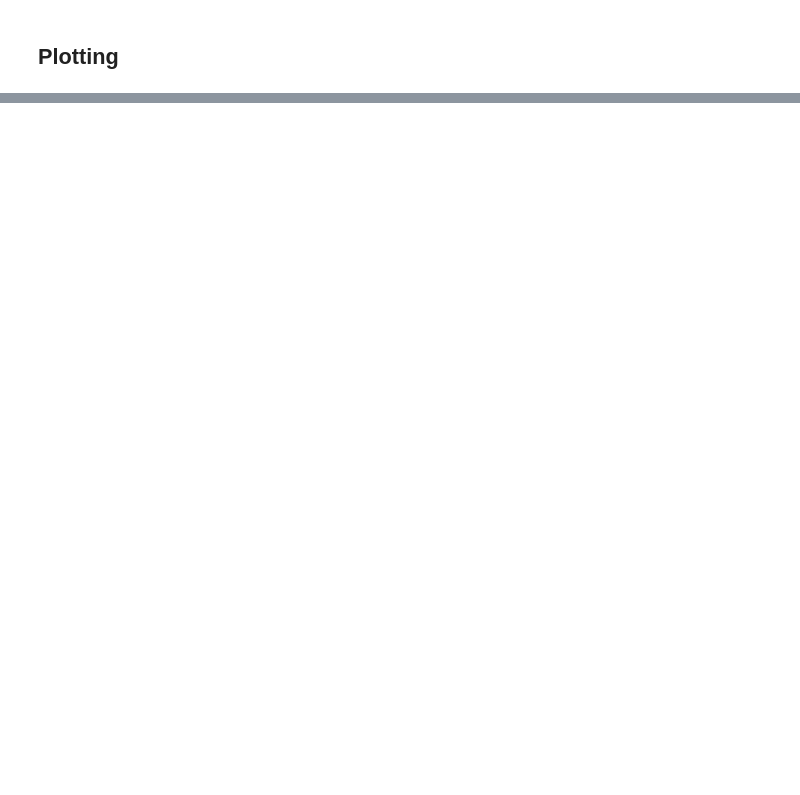
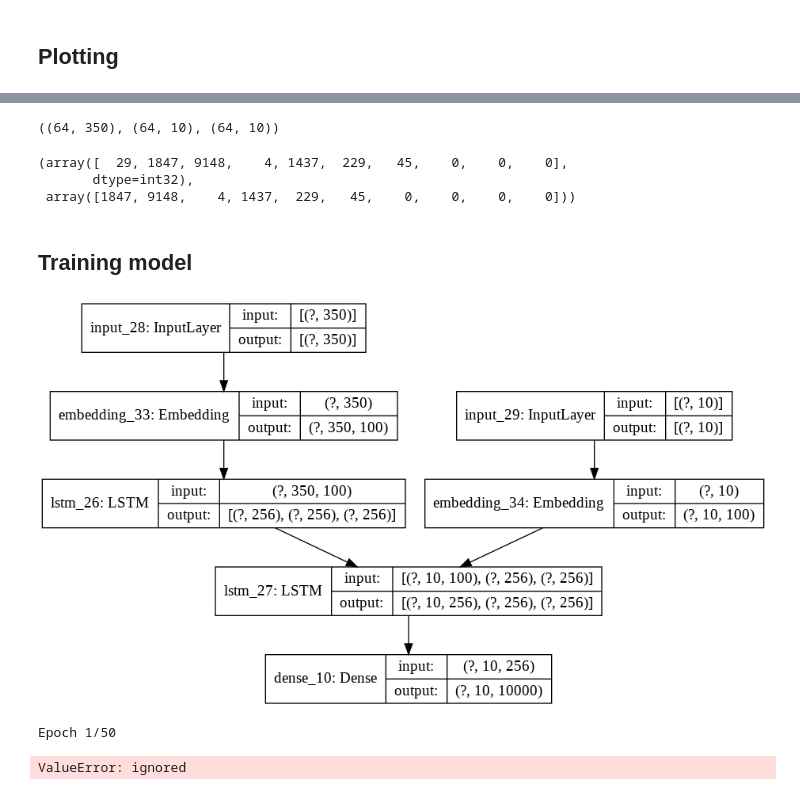
Before and after one commit to tharun-reddy/deep-learning-notebooks, a Jupyter notebook: abstractive_summarization.ipynb, the cells around one changed output, grey strips where cells are left out. Drawn from its saved outputs; the diff is of its cells as text; code cells hidden in the pictures; blank space fills up the shorter version.

Commit message:
added training. need to fix the error

```diff
--- a/abstractive_summarization.ipynb
+++ b/abstractive_summarization.ipynb
@@ -197,0 +204,3 @@ plt.show()
+# %%
+tokenizer = Tokenizer(num_words=VOCAB_SIZE)
+tokenizer.fit_on_texts(articles)
@@ -197,0 +271,13 @@ plt.show()
+# %%
+np.array(x[0]).shape, np.array(x[1]).shape, x[2].shape
+# %% [output]
+((64, 350), (64, 10), (64, 10))
+# %%
+# sanity check
+x[1][0], x[2][0]
+# %% [output]
+(array([  29, 1847, 9148,    4, 1437,  229,   45,    0,    0,    0],
+       dtype=int32),
+ array([1847, 9148,    4, 1437,  229,   45,    0,    0,    0,    0]))
+# %% [markdown]
+## Training model
@@ -197,0 +289,48 @@ plt.show()
+# %%
+# define input sequence
+encoder_inputs = Input(shape=(MAX_ARTICLE_LEN,))
+# define embedding layer
+encoder_embedding = Embedding(VOCAB_SIZE, EMBEDDING_DIM,
+                              input_length=MAX_ARTICLE_LEN,
+                              weights=[embedding_matrix], trainable=False)
+decoder_embedding = Embedding(VOCAB_SIZE, EMBEDDING_DIM,
+                              input_length=MAX_SUMMARY_LEN,
+                              weights=[embedding_matrix], trainable=False)
+
+# encoder setup
+encoder = LSTM(latent_dim, return_state=True)
+encoder_outputs, state_h, state_c = encoder(encoder_embedding(encoder_inputs))
+# ditch encoder_outputs & keep only states
+encoder_states = [state_h, state_c]
+
+# decoder setup
+decoder_inputs = Input(shape=(MAX_SUMMARY_LEN,))
+decoder = LSTM(latent_dim, return_sequences=True, return_state=True)
+# ditch the states and consider only outputs. we will use states
+# at the time of inference
+decoder_outputs, _, _ = decoder(decoder_embedding(decoder_inputs),
+                                initial_state=encoder_states)
+decoder_dense = Dense(VOCAB_SIZE, activation='softmax')
+decoder_output = decoder_dense(decoder_outputs)
+
+# define model
+# takes encoder_inputs & decoder_inputs -> decoder_target data
+model = Model(inputs=[encoder_inputs, decoder_inputs], outputs=decoder_output)
+# %%
+from tensorflow.keras.utils import plot_model
+from IPython.display import Image
+
+filename = 'encoder_decoder_lstm_summarization.png'
+plot_model(model, show_shapes=True, show_layer_names=True,
+           to_file='./model_plots/'+filename)
+Image('./model_plots/'+filename)
+# %% [output]
+[figure, added]
+# %%
+# run training
+data = get_data(articles_seq, summaries_seq, batch_size=batch_size)
+model.compile(optimizer=keras.optimizers.RMSprop(), loss='categorical_crossentropy', metrics=['accuracy'])
+model.fit(data, batch_size=batch_size, epochs=50)
+# %% [output]
+Epoch 1/50
+ValueError: ignored
```
Also changed, not shown: parts of 22 cells of this notebook.
